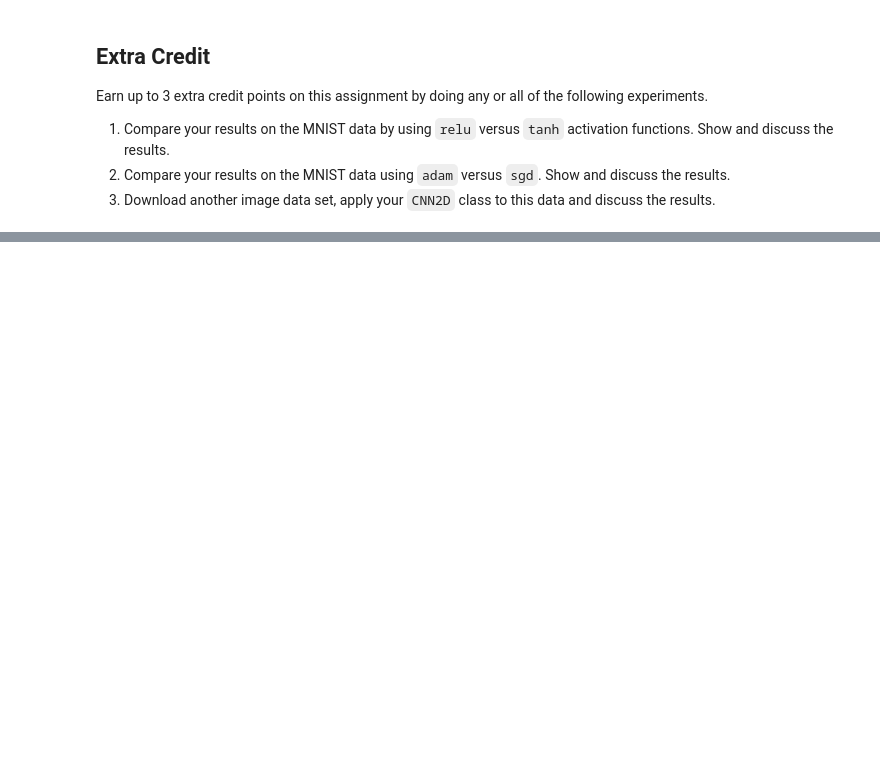
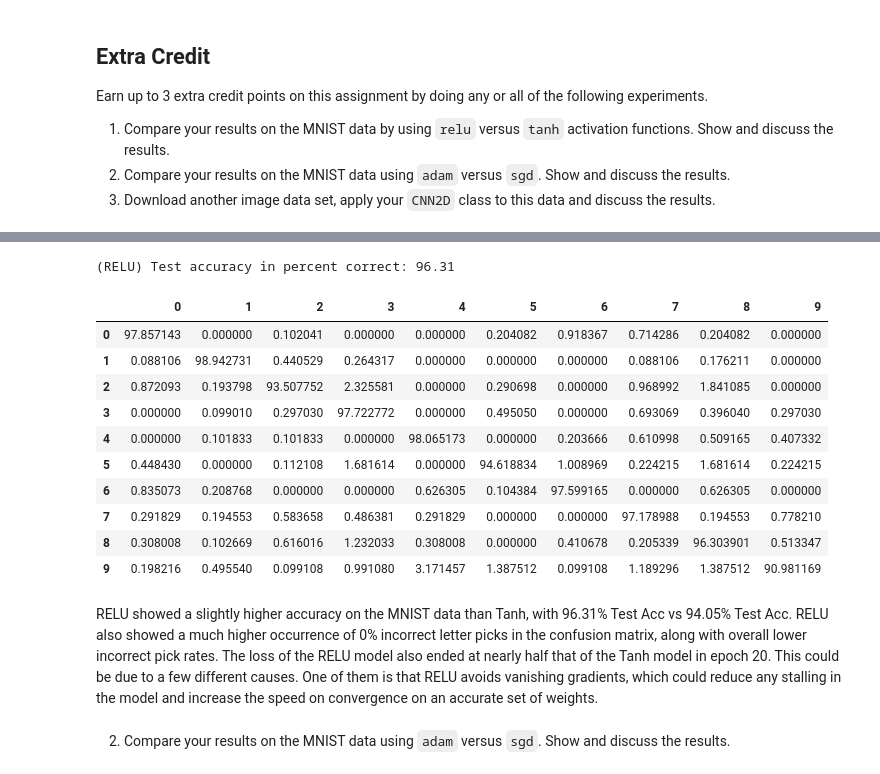
Before and after one commit to etonegithub/CS_445, a Jupyter notebook: homework/HW5/Tone-A5.ipynb, the cells around one changed output, grey strips where cells are left out. Saved outputs shown, nothing was run; the diff lists cells and outputs as text; code cells hidden in the pictures; blank space fills up the shorter version.

```diff
--- a/homework/HW5/Tone-A5.ipynb
+++ b/homework/HW5/Tone-A5.ipynb
@@ -1060,0 +1168,22 @@ Earn up to 3 extra credit points on this assignment by doing any or all of the f
+# %%
+Classes_relu, _ = cnnet_relu.use(Xtest)
+relu_perc_correct = 100 * np.mean(Classes_relu == Ttest)
+print(f'(RELU) Test accuracy in percent correct: {relu_perc_correct:.2f}')
+confusion_matrix(Classes_relu, Ttest)
+# %% [output]
+(RELU) Test accuracy in percent correct: 96.31
+|  | 0 | 1 | 2 | 3 | 4 | 5 | 6 | 7 | 8 | 9 |
+| 0 | 97.857143 | 0.000000 | 0.102041 | 0.000000 | 0.000000 | 0.204082 | 0.918367 | 0.714286 | 0.204082 | 0.000000 |
+| 1 | 0.088106 | 98.942731 | 0.440529 | 0.264317 | 0.000000 | 0.000000 | 0.000000 | 0.088106 | 0.176211 | 0.000000 |
+| 2 | 0.872093 | 0.193798 | 93.507752 | 2.325581 | 0.000000 | 0.290698 | 0.000000 | 0.968992 | 1.841085 | 0.000000 |
+| 3 | 0.000000 | 0.099010 | 0.297030 | 97.722772 | 0.000000 | 0.495050 | 0.000000 | 0.693069 | 0.396040 | 0.297030 |
+| 4 | 0.000000 | 0.101833 | 0.101833 | 0.000000 | 98.065173 | 0.000000 | 0.203666 | 0.610998 | 0.509165 | 0.407332 |
+| 5 | 0.448430 | 0.000000 | 0.112108 | 1.681614 | 0.000000 | 94.618834 | 1.008969 | 0.224215 | 1.681614 | 0.224215 |
+| 6 | 0.835073 | 0.208768 | 0.000000 | 0.000000 | 0.626305 | 0.104384 | 97.599165 | 0.000000 | 0.626305 | 0.000000 |
+| 7 | 0.291829 | 0.194553 | 0.583658 | 0.486381 | 0.291829 | 0.000000 | 0.000000 | 97.178988 | 0.194553 | 0.778210 |
+| 8 | 0.308008 | 0.102669 | 0.616016 | 1.232033 | 0.308008 | 0.000000 | 0.410678 | 0.205339 | 96.303901 | 0.513347 |
+| 9 | 0.198216 | 0.495540 | 0.099108 | 0.991080 | 3.171457 | 1.387512 | 0.099108 | 1.189296 | 1.387512 | 90.981169 |
+# %% [markdown]
+RELU showed a slightly higher accuracy on the MNIST data than Tanh, with 96.31% Test Acc vs 94.05% Test Acc. RELU also showed a much higher occurrence of 0% incorrect letter picks in the confusion matrix, along with overall lower incorrect pick rates. The loss of the RELU model also ended at nearly half that of the Tanh model in epoch 20. This could be due to a few different causes. One of them is that RELU avoids vanishing gradients, which could reduce any stalling in the model and increase the speed on convergence on an accurate set of weights.
+# %% [markdown]
+2. Compare your results on the MNIST data using `adam` versus `sgd`. Show and discuss the results.
```
Also changed, not shown: parts of 47 cells of this notebook, 1 other file.
